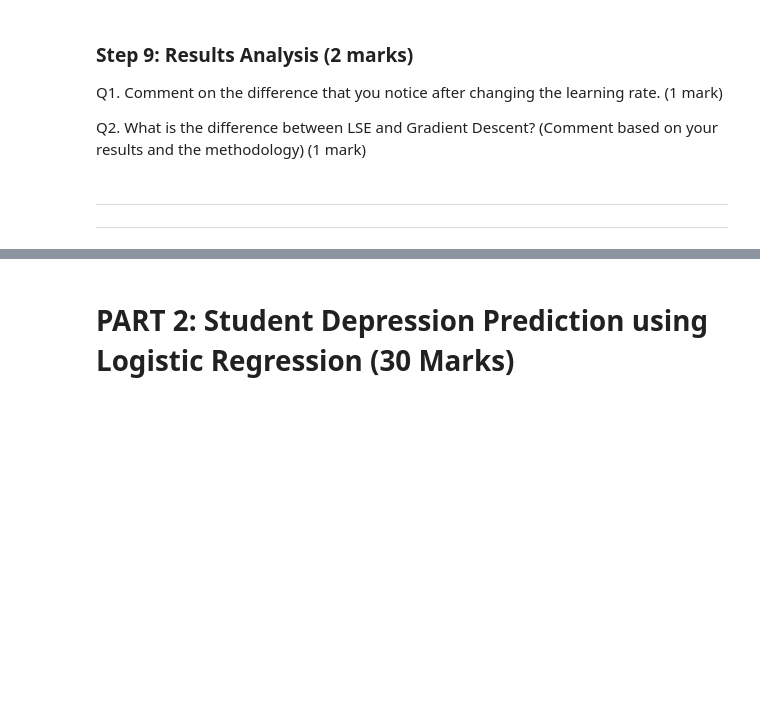
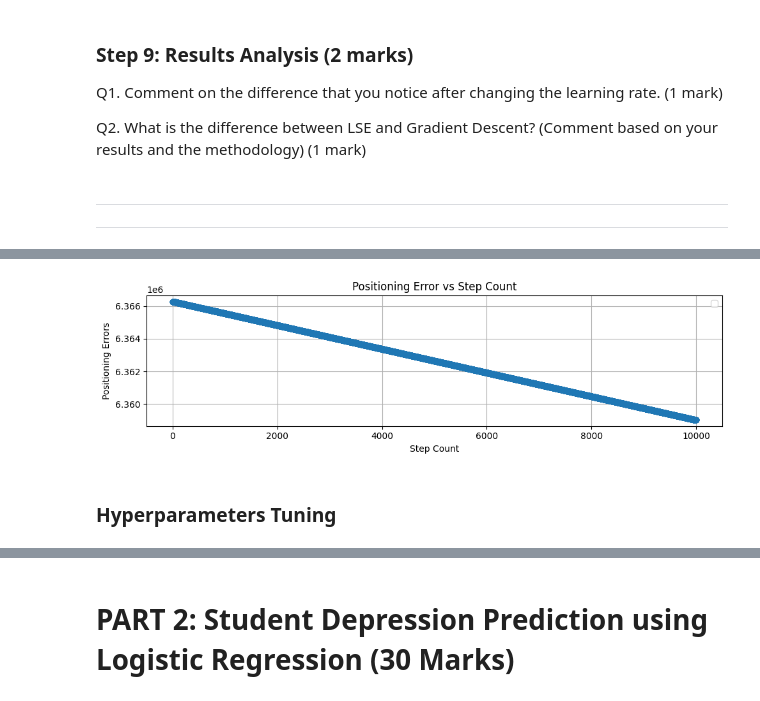
Before and after one commit to nathanielmills-101/ENGG680_2025_Fall, a Jupyter notebook: Assignment2.ipynb, the cells around one changed output, grey strips where cells are left out. Cells and saved outputs as stored; diff of their text form; code cells hidden in the pictures; blank space fills up the shorter version.

```diff
--- a/Assignment2.ipynb
+++ b/Assignment2.ipynb
@@ -502,0 +768,19 @@ Q2. What is the difference between LSE and Gradient Descent? (Comment based on y
+# %%
+fig, ax = plt.subplots(nrows=1, ncols=1, figsize=(10, 3))
+# (0.5 marks)
+ax.plot(range(1, len(arr_err)+1), arr_err, marker='o', linestyle="-")
+ax.set_xlabel("Step Count")
+ax.set_ylabel("Positioning Errors")
+ax.set_title("Positioning Error vs Step Count")
+ax.grid(True)
+ax.legend()
+fig.tight_layout()
+plt.show()
+
+# Comment on the pattern
+# (0.5 marks)
+# The positioning errors start relatively large at the beginning, then decrease rapidly step count increases
+# %% [output]
+[figure, added]
+# %% [markdown]
+### **Hyperparameters Tuning**
```
Also changed, not shown: parts of 24 cells of this notebook.
